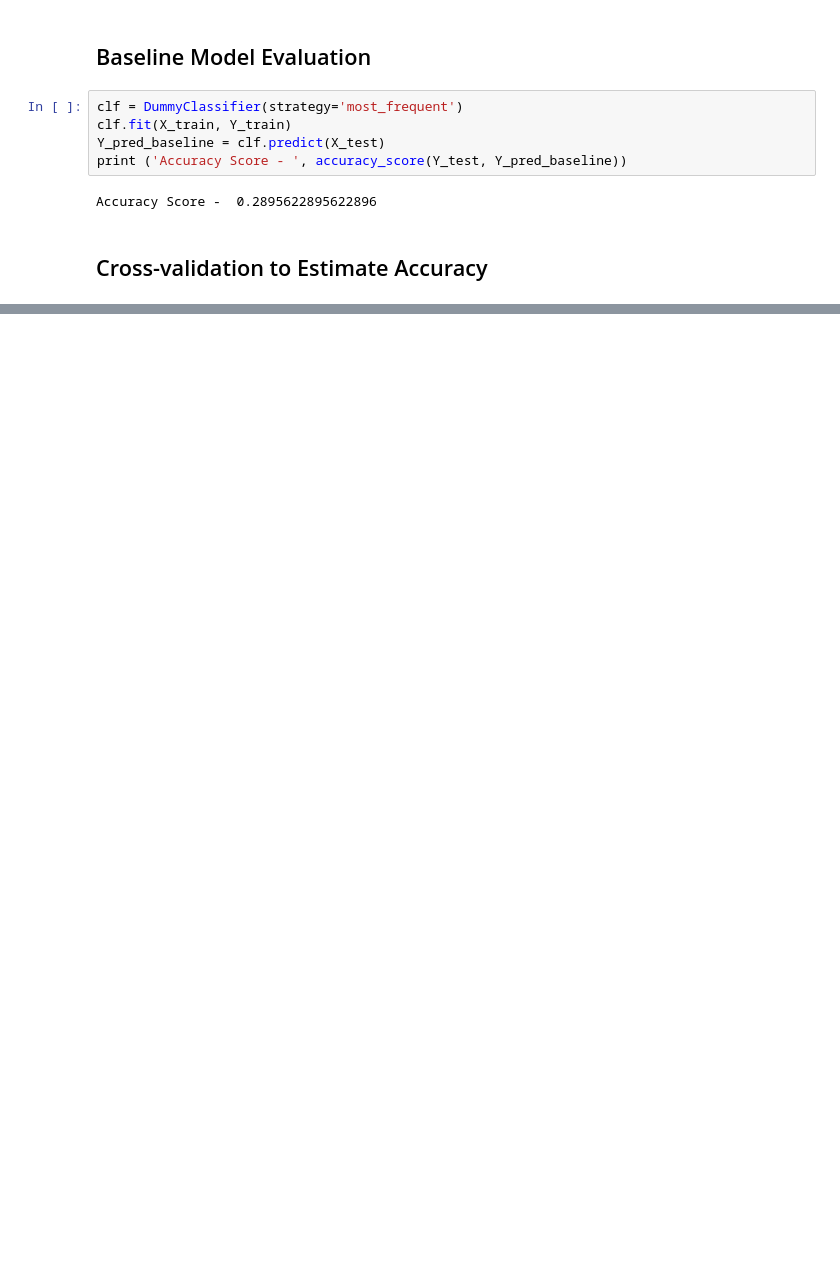
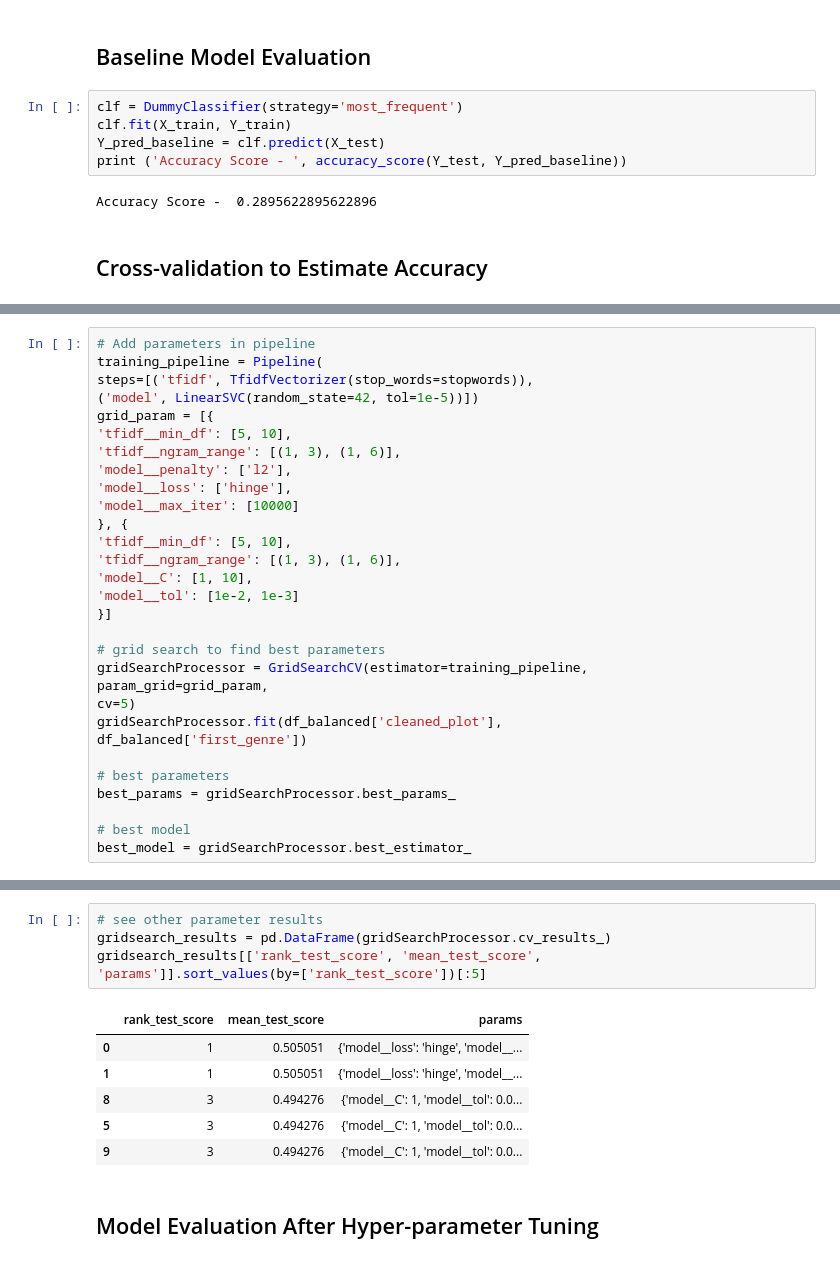
Before and after one commit to dmunger27/Movies_Plots_Analysis, a Jupyter notebook: notebooks/Classification Models.ipynb, the cells around one changed output, grey strips where cells are left out. Cells and saved outputs as stored; diff of their text form; blank space fills up the shorter version.

Commit message:
finished modeling notebook

```diff
--- a/notebooks/Classification Models.ipynb
+++ b/notebooks/Classification Models.ipynb
@@ -197,0 +208,30 @@ Standard deviation of validation scores  0.03194219858755938
+# %%
+# Add parameters in pipeline
+training_pipeline = Pipeline(
+steps=[('tfidf', TfidfVectorizer(stop_words=stopwords)),
+('model', LinearSVC(random_state=42, tol=1e-5))])
+grid_param = [{
+'tfidf__min_df': [5, 10],
+'tfidf__ngram_range': [(1, 3), (1, 6)],
+'model__penalty': ['l2'],
+'model__loss': ['hinge'],
+'model__max_iter': [10000]
+}, {
+'tfidf__min_df': [5, 10],
+'tfidf__ngram_range': [(1, 3), (1, 6)],
+'model__C': [1, 10],
+'model__tol': [1e-2, 1e-3]
+}]
+
+# grid search to find best parameters
+gridSearchProcessor = GridSearchCV(estimator=training_pipeline,
+param_grid=grid_param,
+cv=5)
+gridSearchProcessor.fit(df_balanced['cleaned_plot'],
+df_balanced['first_genre'])
+
+# best parameters
+best_params = gridSearchProcessor.best_params_
+
+# best model
+best_model = gridSearchProcessor.best_estimator_
@@ -197,0 +248,14 @@ Standard deviation of validation scores  0.03194219858755938
+# %%
+# see other parameter results
+gridsearch_results = pd.DataFrame(gridSearchProcessor.cv_results_)
+gridsearch_results[['rank_test_score', 'mean_test_score',
+'params']].sort_values(by=['rank_test_score'])[:5]
+# %% [output]
+|  | rank_test_score | mean_test_score | params |
+| 0 | 1 | 0.505051 | {'model__loss': 'hinge', 'model__... |
+| 1 | 1 | 0.505051 | {'model__loss': 'hinge', 'model__... |
+| 8 | 3 | 0.494276 | {'model__C': 1, 'model__tol': 0.0... |
+| 5 | 3 | 0.494276 | {'model__C': 1, 'model__tol': 0.0... |
+| 9 | 3 | 0.494276 | {'model__C': 1, 'model__tol': 0.0... |
+# %% [markdown]
+## Model Evaluation After Hyper-parameter Tuning
```
Also changed, not shown: parts of 13 cells of this notebook.
